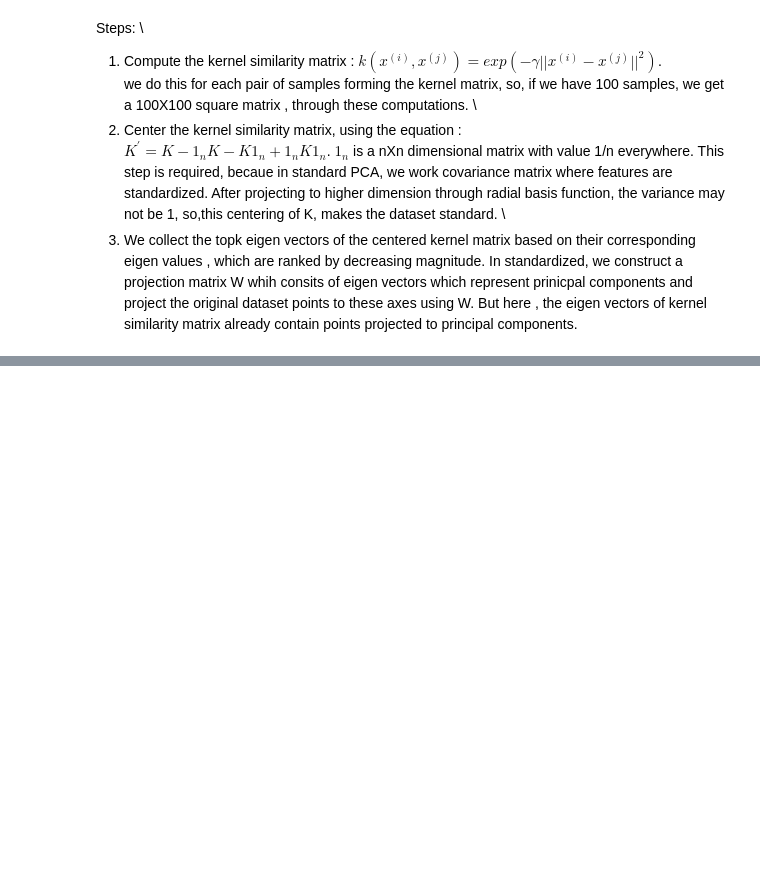
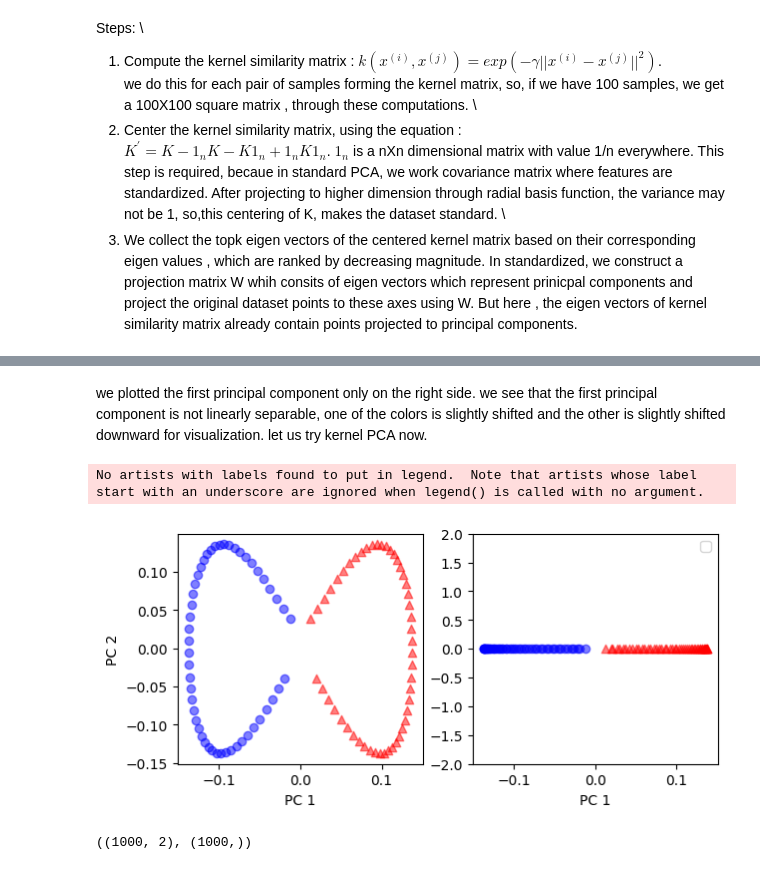
Before and after one commit to Divyesh-Kanagavel/HandsOnML-AI, a Jupyter notebook: Dimensionality_reduction.ipynb, the cells around one changed output, grey strips where cells are left out. Cells and saved outputs as stored; diff of their text form; code cells hidden in the pictures; blank space fills up the shorter version.

```diff
--- a/Dimensionality_reduction.ipynb
+++ b/Dimensionality_reduction.ipynb
@@ -515,0 +610,25 @@ we do this for each pair of samples forming the kernel matrix, so, if we have 10
+# %% [markdown]
+we plotted the first principal component only on the right side. we see that the first principal component is not linearly separable, one of the colors is slightly shifted and the other is slightly shifted downward for visualization. let us try kernel PCA now.
+# %%
+X_kpca = rbf_kernel_pca(X,gamma=15,n_components=2)
+fig, ax = plt.subplots(nrows=1,ncols=2, figsize=(7,3))
+ax[0].scatter(X_kpca[y==0,0], X_kpca[y==0,1],color='red',marker='^',alpha=0.5)
+ax[0].scatter(X_kpca[y==1,0], X_kpca[y==1,1], color='blue', marker='o',alpha=0.5)
+ax[1].scatter(X_kpca[y==0,0], np.zeros((50,1)), color="red",marker="^",alpha=0.5)
+ax[1].scatter(X_kpca[y==1,0], np.zeros((50,1)), color="blue",marker="o",alpha=0.5)
+ax[0].set_xlabel("PC 1")
+ax[0].set_ylabel("PC 2")
+ax[1].set_xlabel("PC 1")
+ax[1].set_ylim([-2,2])
+plt.legend(loc='best')
+plt.show()
+# %% [output]
+No artists with labels found to put in legend.  Note that artists whose label start with an underscore are ignored when legend() is called with no argument.
+[figure, added]
+# %%
+#separating concentric circles:
+from sklearn.datasets import make_circles
+X,y = make_circles(n_samples=1000, random_state=1, noise=0.1, factor=0.2)
+X.shape, y.shape
+# %% [output]
+((1000, 2), (1000,))
```
Also changed, not shown: parts of 26 cells of this notebook.
